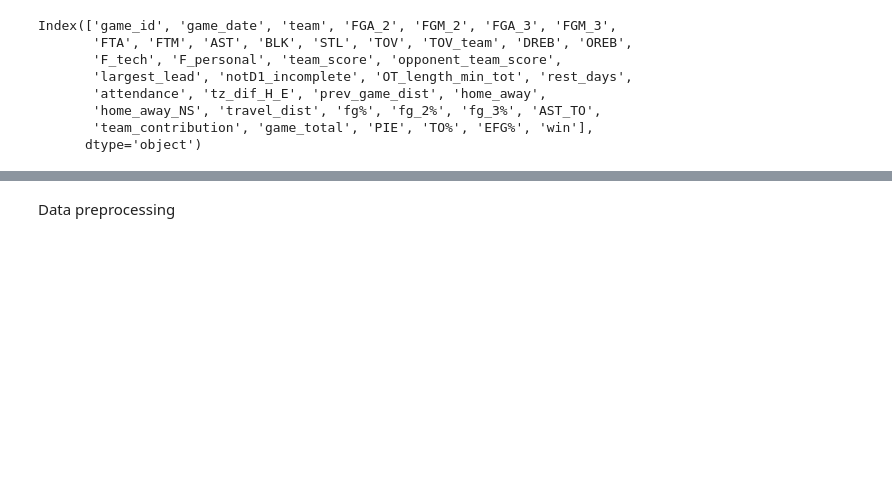
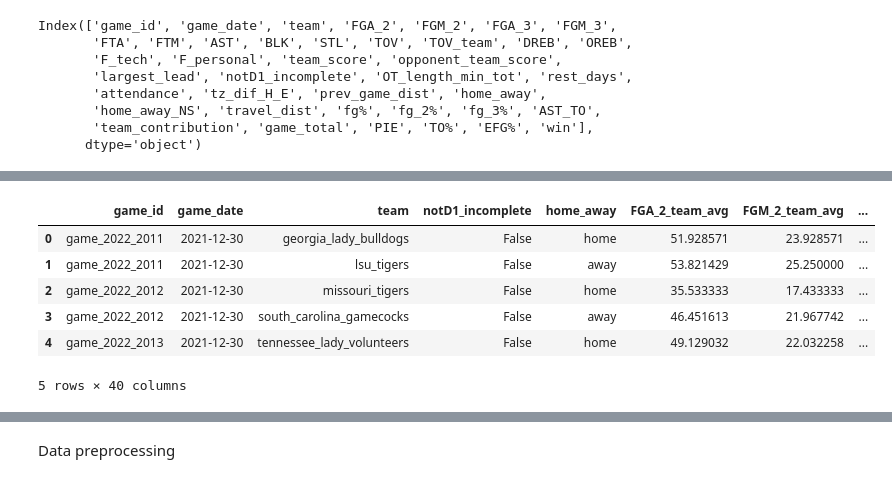
Before and after one commit to huyle3/competition_data, a Jupyter notebook: PredictingWinVer2.ipynb, the cells around one changed output, grey strips where cells are left out. Saved outputs shown, nothing was run; the diff lists cells and outputs as text; code cells hidden in the pictures; blank space fills up the shorter version.

```diff
--- a/PredictingWinVer2.ipynb
+++ b/PredictingWinVer2.ipynb
@@ -397,0 +189,12 @@ df_new.head()
+# %%
+df_with_team_avg.drop(columns=numeric_cols, inplace=True)
+# %%
+df_with_team_avg.head()
+# %% [output]
+|  | game_id | game_date | team | notD1_incomplete | home_away | FGA_2_team_avg | FGM_2_team_avg | ... |
+| 0 | game_2022_2011 | 2021-12-30 | georgia_lady_bulldogs | False | home | 51.928571 | 23.928571 | ... |
+| 1 | game_2022_2011 | 2021-12-30 | lsu_tigers | False | away | 53.821429 | 25.250000 | ... |
+| 2 | game_2022_2012 | 2021-12-30 | missouri_tigers | False | home | 35.533333 | 17.433333 | ... |
+| 3 | game_2022_2012 | 2021-12-30 | south_carolina_gamecocks | False | away | 46.451613 | 21.967742 | ... |
+| 4 | game_2022_2013 | 2021-12-30 | tennessee_lady_volunteers | False | home | 49.129032 | 22.032258 | ... |
+5 rows × 40 columns
```
Also changed, not shown: parts of 36 cells of this notebook.
